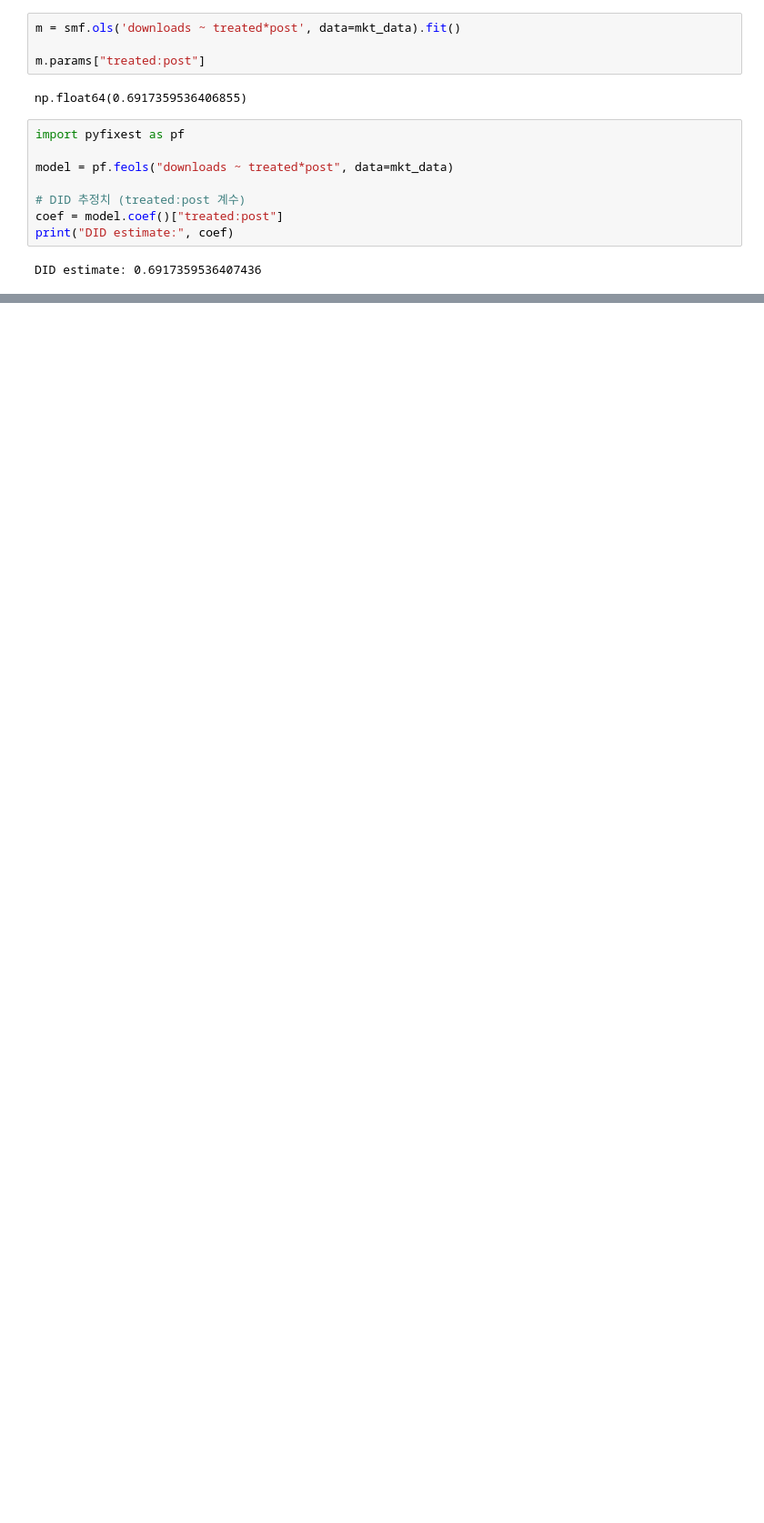
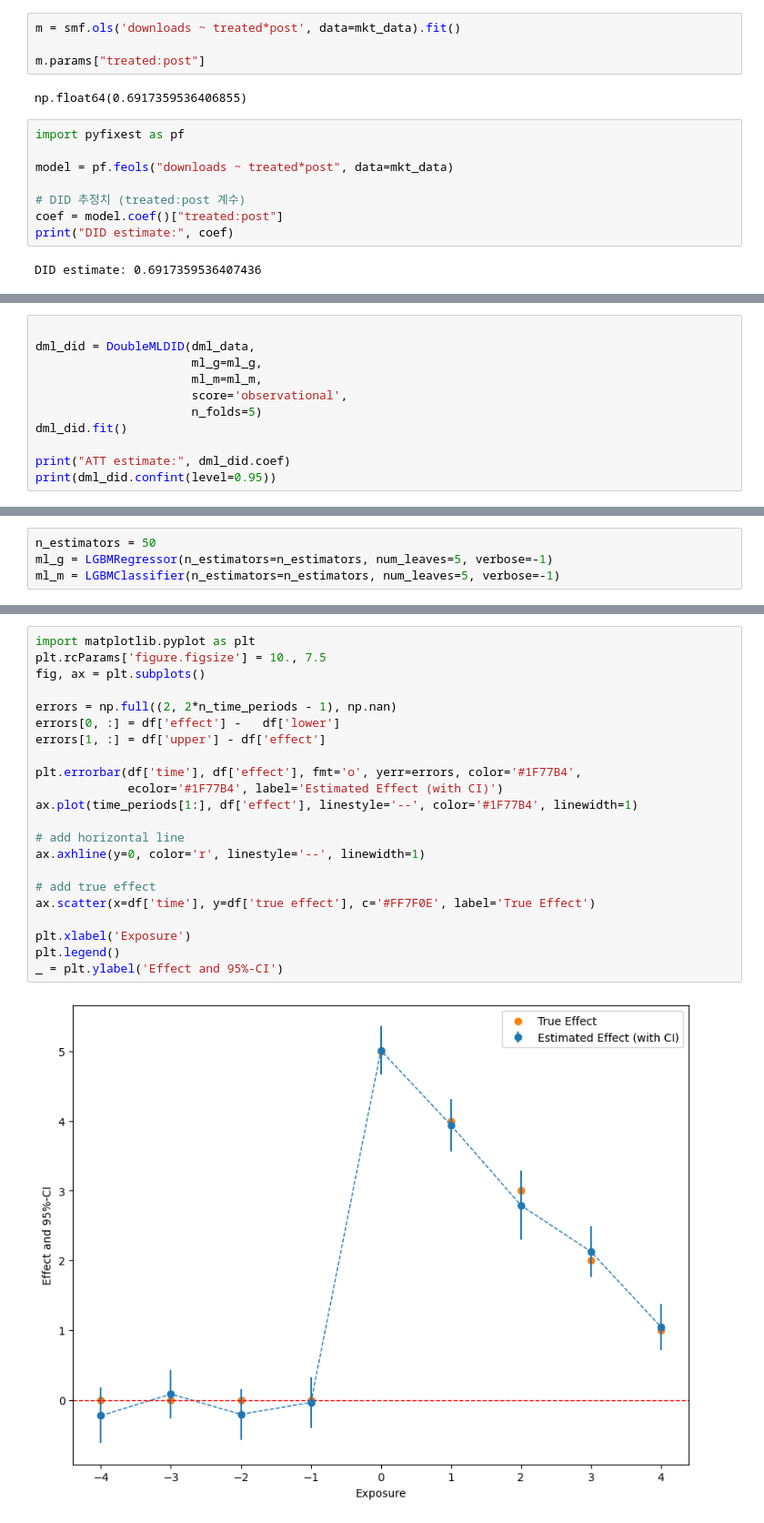
Before and after one commit to white1204/awesome-causal-inference-python, a Jupyter notebook: book/ate/did.ipynb, the cells around one changed output, grey strips where cells are left out. Shown at 91% size. Cells and saved outputs as stored; diff of their text form; blank space fills up the shorter version.

```diff
--- a/book/ate/did.ipynb
+++ b/book/ate/did.ipynb
@@ -336,0 +785,11 @@ DID estimate: 0.6917359536407436
+# %%
+
+dml_did = DoubleMLDID(dml_data,
+                      ml_g=ml_g,
+                      ml_m=ml_m,
+                      score='observational',
+                      n_folds=5)
+dml_did.fit()
+
+print("ATT estimate:", dml_did.coef)
+print(dml_did.confint(level=0.95))
@@ -336,0 +890,4 @@ DID estimate: 0.6917359536407436
+# %%
+n_estimators = 50
+ml_g = LGBMRegressor(n_estimators=n_estimators, num_leaves=5, verbose=-1)
+ml_m = LGBMClassifier(n_estimators=n_estimators, num_leaves=5, verbose=-1)
@@ -336,0 +944,24 @@ DID estimate: 0.6917359536407436
+# %%
+import matplotlib.pyplot as plt
+plt.rcParams['figure.figsize'] = 10., 7.5
+fig, ax = plt.subplots()
+
+errors = np.full((2, 2*n_time_periods - 1), np.nan)
+errors[0, :] = df['effect'] -   df['lower']
+errors[1, :] = df['upper'] - df['effect']
+
+plt.errorbar(df['time'], df['effect'], fmt='o', yerr=errors, color='#1F77B4',
+             ecolor='#1F77B4', label='Estimated Effect (with CI)')
+ax.plot(time_periods[1:], df['effect'], linestyle='--', color='#1F77B4', linewidth=1)
+
+# add horizontal line
+ax.axhline(y=0, color='r', linestyle='--', linewidth=1)
+
+# add true effect
+ax.scatter(x=df['time'], y=df['true effect'], c='#FF7F0E', label='True Effect')
+
+plt.xlabel('Exposure')
+plt.legend()
+_ = plt.ylabel('Effect and 95%-CI')
+# %% [output]
+[figure, added]
```
Also changed, not shown: parts of 59 cells of this notebook.
